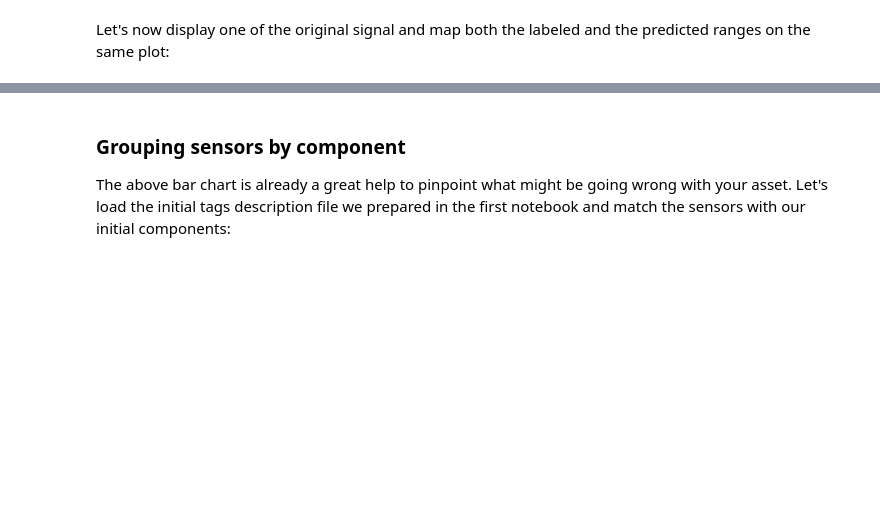
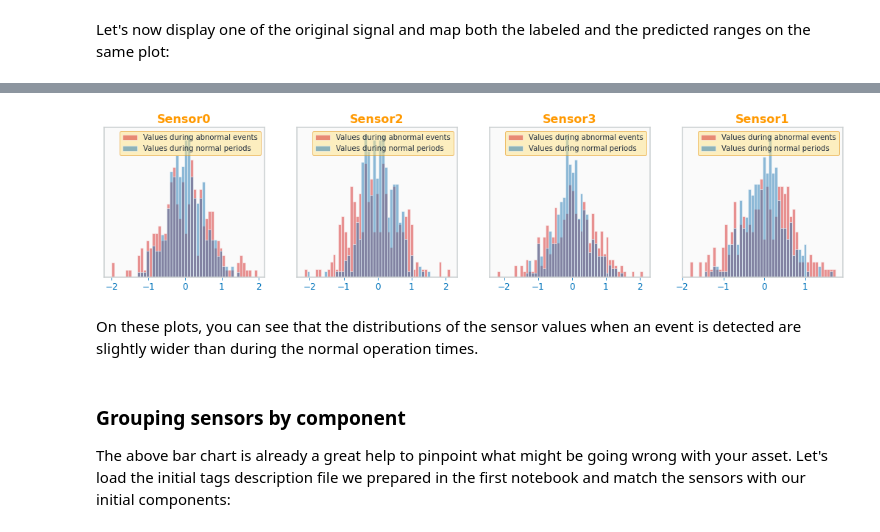
Before and after one commit to aws-samples/amazon-lookout-for-equipment, a Jupyter notebook: getting_started/completed-notebooks/4_model_evaluation.ipynb, the cells around one changed output, grey strips where cells are left out. Drawn from its saved outputs; the diff is of its cells as text; code cells hidden in the pictures; blank space fills up the shorter version.

```diff
--- a/getting_started/completed-notebooks/4_model_evaluation.ipynb
+++ b/getting_started/completed-notebooks/4_model_evaluation.ipynb
@@ -236,3 +229,12 @@ plt.show()
+# %%
+event_start = pd.to_datetime('2019-08-17 00:00:00')
+event_end = pd.to_datetime('2019-08-18 23:59:00')
+
+fig = TSViz.plot_histograms(freq='5min', start=event_start, end=event_end, top_n=4)
+# %% [output]
+[figure, added]
+# %% [markdown]
+On these plots, you can see that the distributions of the sensor values when an event is detected are slightly wider than during the normal operation times.
 # %% [markdown]
 ### Grouping sensors by component
 The above bar chart is already a great help to pinpoint what might be going wrong with your asset. Let's load the initial tags description file we prepared in the first notebook and match the sensors with our initial components:
```
Also changed, not shown: parts of 16 cells of this notebook, 20 other files.
